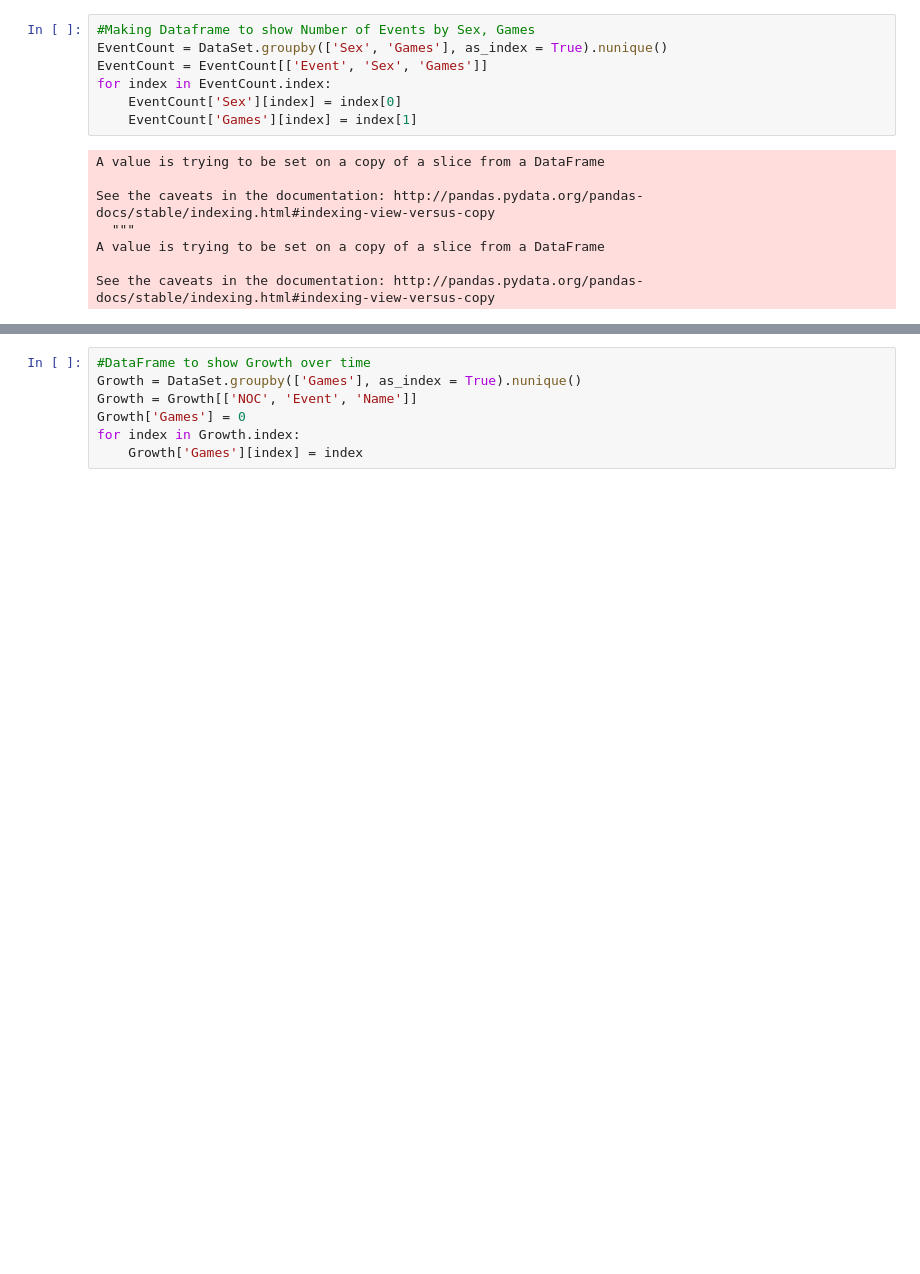
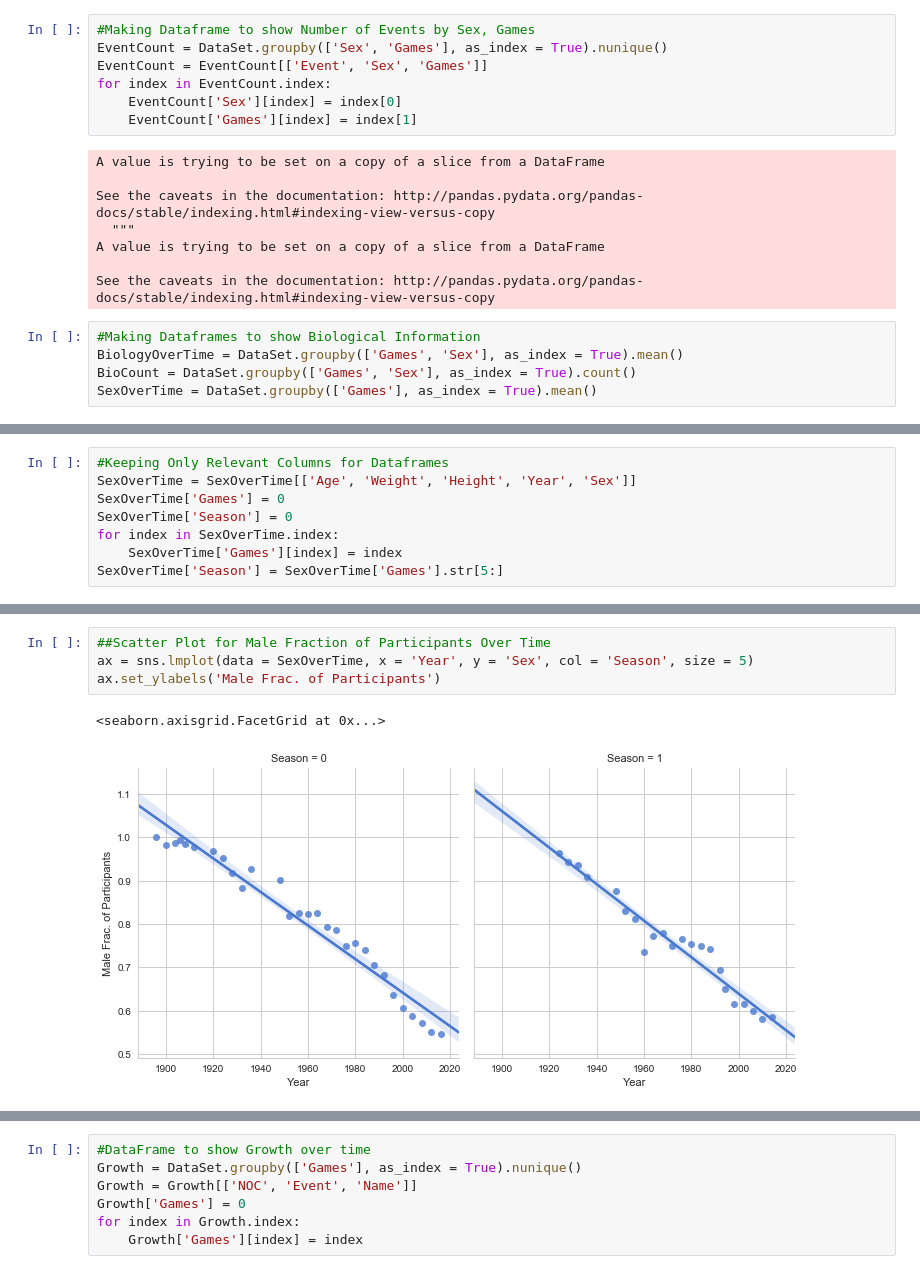
Before and after one commit to rbhavsar5/thinkful, a Jupyter notebook: OlympicNotebook.ipynb, the cells around one changed output, grey strips where cells are left out. Drawn from its saved outputs; the diff is of its cells as text; blank space fills up the shorter version.

```diff
--- a/OlympicNotebook.ipynb
+++ b/OlympicNotebook.ipynb
@@ -116,4 +135,9 @@ See the caveats in the documentation: http://pandas.pydata.org/pandas-docs/stabl
 A value is trying to be set on a copy of a slice from a DataFrame
 
 See the caveats in the documentation: http://pandas.pydata.org/pandas-docs/stable/indexing.html#indexing-view-versus-copy
+# %%
+#Making Dataframes to show Biological Information
+BiologyOverTime = DataSet.groupby(['Games', 'Sex'], as_index = True).mean()
+BioCount = DataSet.groupby(['Games', 'Sex'], as_index = True).count()
+SexOverTime = DataSet.groupby(['Games'], as_index = True).mean()
 # %%
@@ -150,0 +165,8 @@ BiologyOverTime.describe()
+# %%
+#Keeping Only Relevant Columns for Dataframes
+SexOverTime = SexOverTime[['Age', 'Weight', 'Height', 'Year', 'Sex']]
+SexOverTime['Games'] = 0
+SexOverTime['Season'] = 0
+for index in SexOverTime.index:
+    SexOverTime['Games'][index] = index
+SexOverTime['Season'] = SexOverTime['Games'].str[5:]
@@ -150,0 +222,7 @@ BiologyOverTime.describe()
+# %%
+##Scatter Plot for Male Fraction of Participants Over Time
+ax = sns.lmplot(data = SexOverTime, x = 'Year', y = 'Sex', col = 'Season', size = 5)
+ax.set_ylabels('Male Frac. of Participants')
+# %% [output]
+<seaborn.axisgrid.FacetGrid at 0x...>
+[figure, added]
```
Also changed, not shown: parts of 29 cells of this notebook.
